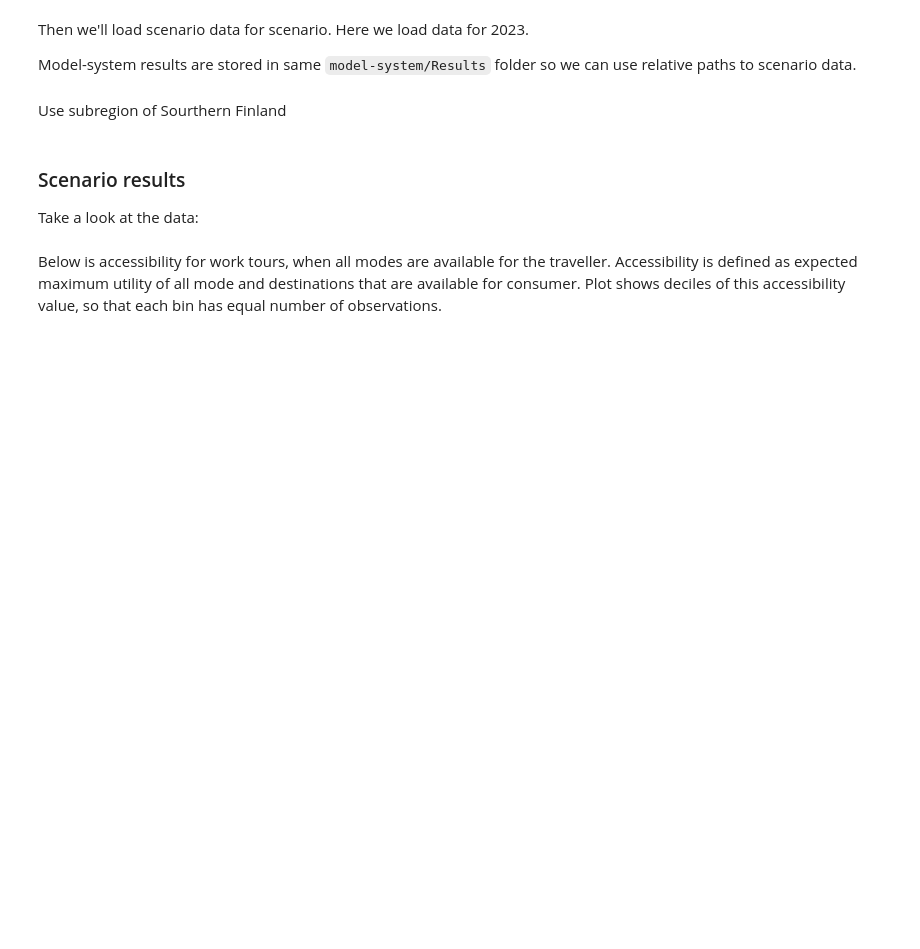
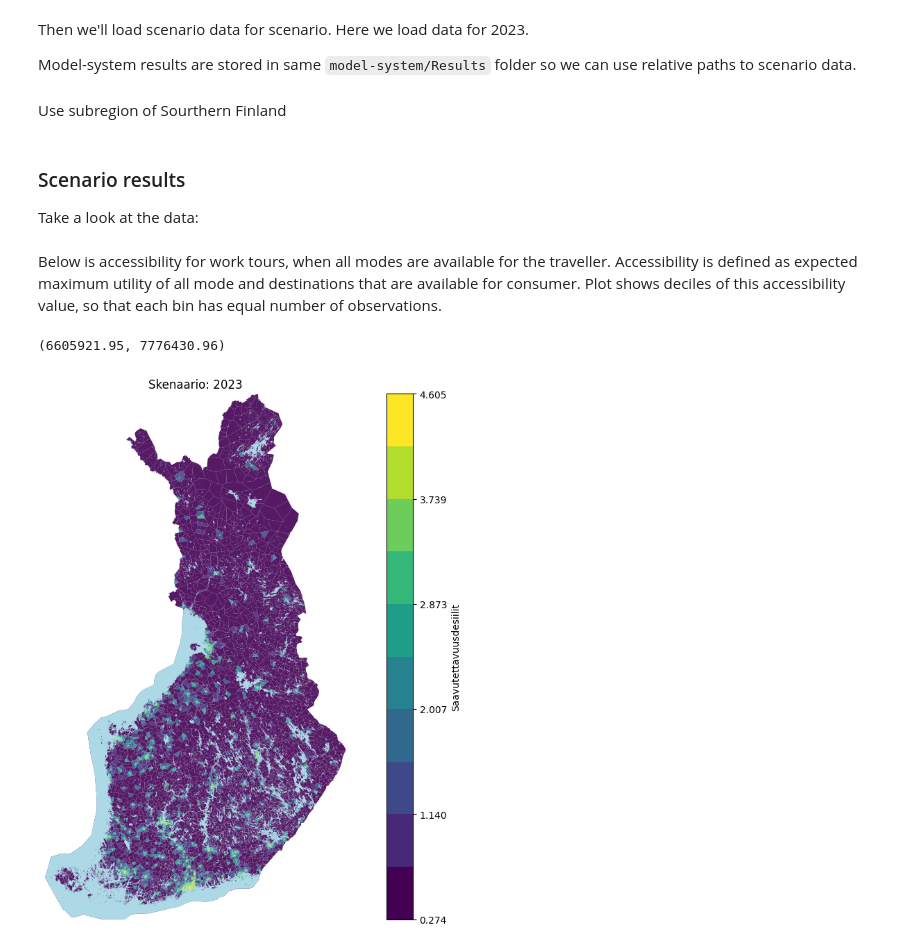
Before and after one commit to Traficom/lem-model-system, a Jupyter notebook: Results/example_result_template.ipynb, the cells around one changed output. Saved outputs shown, nothing was run; the diff lists cells and outputs as text; code cells hidden in the pictures; blank space fills up the shorter version.

```diff
--- a/Results/example_result_template.ipynb
+++ b/Results/example_result_template.ipynb
@@ -17,7 +17,8 @@ Model-system results are stored in same `model-system/Results` folder so we can
 # %%
 scenario1 = ScenarioData(
     name = "2023",
-    result_data_path = "../Results/2023/",
-    base_data_path = "../Base_input_data/2018_zonedata/",
-    scenario_data_path = "../Scenario_input_data/2023/"
+    result_data_path = "../../model-system-data/Results/2023/",
+    base_data_path = "../../model-system-data/Base_input_data/2018_zonedata/",
+    scenario_data_path = "../../model-system-data/Scenario_input_data/2023/",
+    spatial_data_path = "../../model-system-data/Base_input_data/Geospatial/"
 )
@@ -29,4 +25,2 @@ links = links.to_crs("EPSG:3067")
 # %% [markdown]
 Use subregion of Sourthern Finland
-# %%
-scenario1.set_subregion("county", ["Uusimaa"])
@@ -38,37 +41,45 @@ Below is accessibility for work tours, when all modes are available for the trav
 # %%
 # Get accessibility data to geodataframe
-data = scenario1.get_result_data("sustainable_accessibility.txt", geometry=True)
+data0 = scenario1.get_result_data("sustainable_accessibility.txt", geometry=True)
+data1 = scenario1.get_input_data("2023.pop")
+data = data0.merge(data1, on = "zone_id")
+data["underage"] = data["population"] * data["sh_7-17"]
+
+# Columns to use
 column_name = "hb_edu_basic"
+weight_col = "underage"
 
 # Matplot
 fig, ax = plt.subplots(figsize=(12, 8))
 plt.style.use("default")
 
 # Discrete colour scale
 discrete_cmap = plt.cm.get_cmap("viridis")
 
 # Set bins of 10 quantiles
-range = np.quantile(data[column_name], np.arange(0, 1, 0.1))
-norm = mpl.colors.BoundaryNorm(range, discrete_cmap.N)
+_, bin_edges = np.histogram(data[column_name], bins = 10, weights=data[weight_col])
+norm = mpl.colors.BoundaryNorm(bin_edges, discrete_cmap.N)
 
 
 # Visualize travel times into continuous coloring scheme
 data.plot(ax=ax, column=column_name, linewidth=0.03,
           cmap=discrete_cmap, norm=norm,
           alpha=0.9, legend=True,
           legend_kwds={"label": "Saavutettavuusdesiilit", "orientation": "vertical"})
 
 # Add links to plot
-links[links.layer == 4].plot(ax=ax, edgecolor="white", linestyle="-", linewidth=0.5)
-scenario1.get_basemap().plot(ax=ax, facecolor="#add8e6")
+scenario1.basemap.plot(ax=ax, facecolor="#add8e6")
 
 # Themes
 ax.set_axis_off()
 plt.tight_layout()
 plt.title(f"Skenaario: {scenario1.name}")
 
 # Set axis bb
 xmin, ymin, xmax, ymax = data.total_bounds
 pad = 0.05  # add a padding around the geometry
 ax.set_xlim(xmin-pad, xmax+pad)
 ax.set_ylim(ymin-pad, ymax+pad)
+# %% [output]
+(6605921.95, 7776430.96)
+[figure, added]
```
Also changed, not shown: parts of 3 cells of this notebook, 1 other file.
